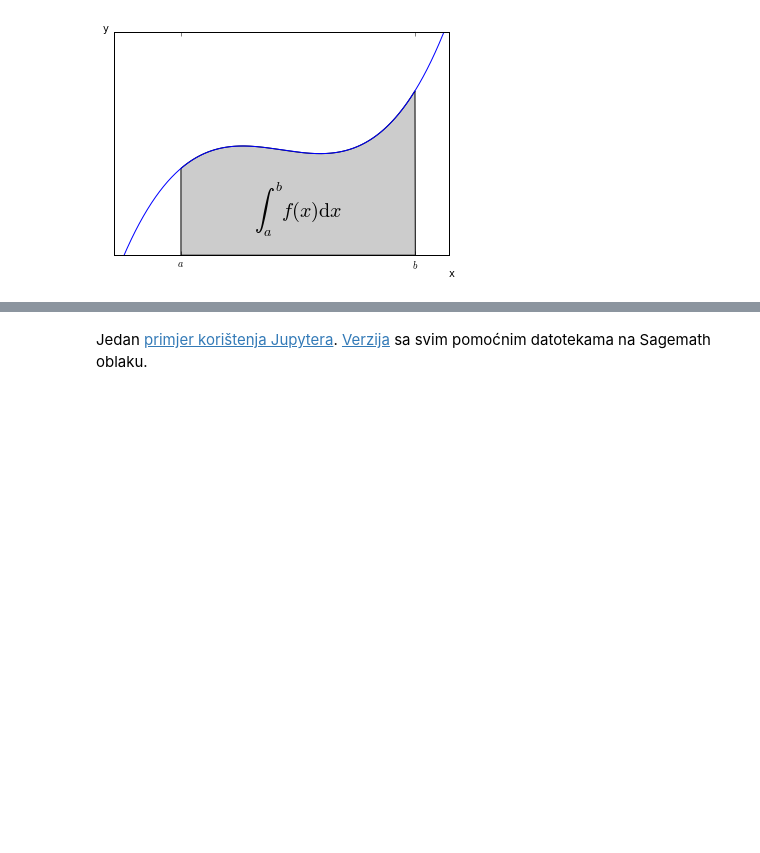
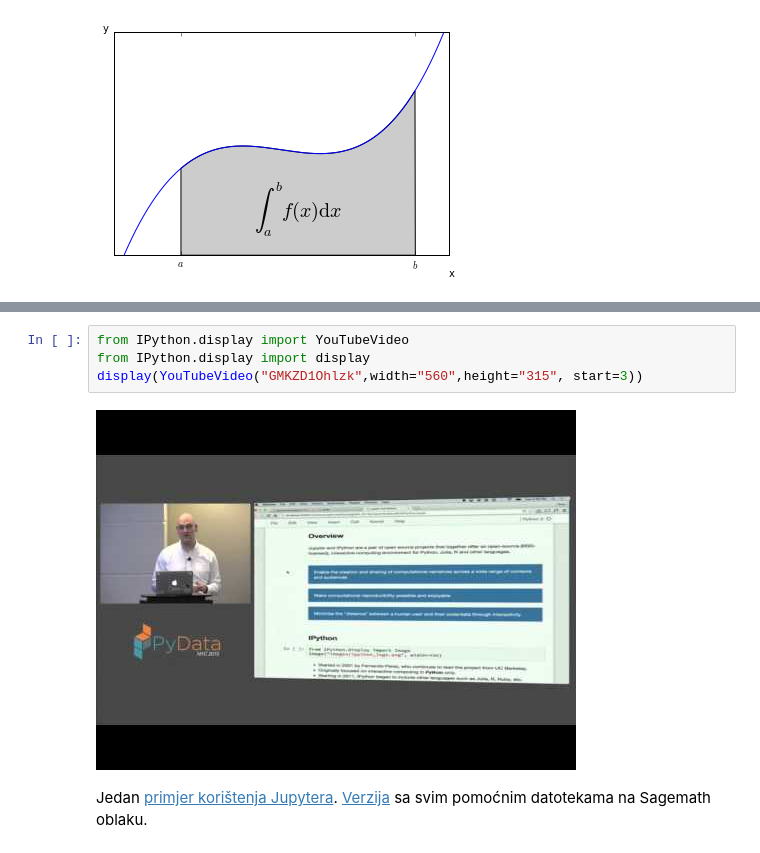
Before and after one commit to inakic/matsoft, a Jupyter notebook: Uvod.ipynb, the cells around one changed output, grey strips where cells are left out. Drawn from its saved outputs; the diff is of its cells as text; blank space fills up the shorter version.

Commit message:
Kozmetičke promjene
primjer korištenja YouTubeVideo funkcije

```diff
--- a/Uvod.ipynb
+++ b/Uvod.ipynb
@@ -114,3 +105,9 @@ HTML('<iframe width="560" height="315" src="//www.youtube.com/embed/MAIVZR9GnbE"
+# %%
+from IPython.display import YouTubeVideo
+from IPython.display import display
+display(YouTubeVideo("GMKZD1Ohlzk",width="560",height="315", start=3))
+# %% [output]
+[figure, added]
 # %% [markdown]
 Jedan [primjer korištenja Jupytera](https://losc.ligo.org/s/events/GW150914/GW150914_tutorial.html). [Verzija](https://cloud.sagemath.com/projects/4a5f0542-5873-4eed-a85c-a18c706e8bcd/files/support/2016-02-12-LIGO/GW150914_tutorial.html) sa svim pomoćnim datotekama na Sagemath oblaku.
 # %% [markdown]
```
Also changed, not shown: parts of 3 cells of this notebook.
